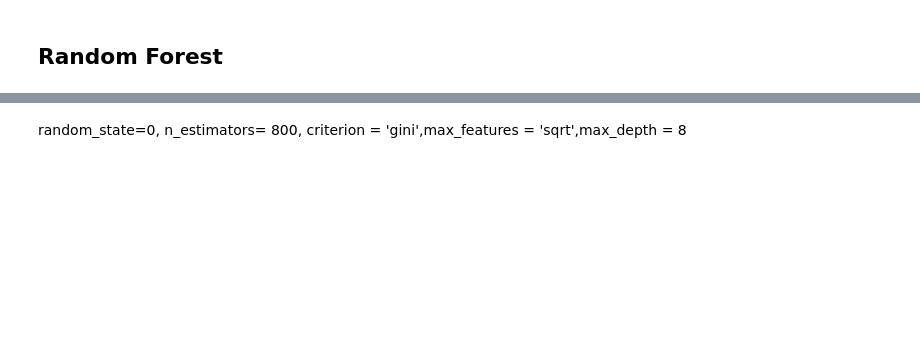
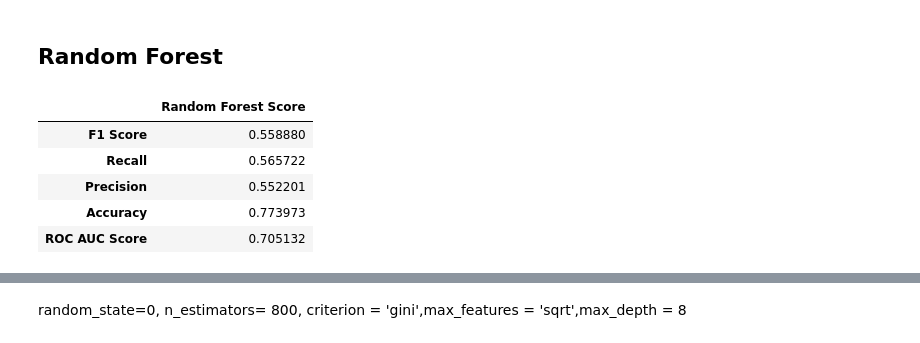
Before and after one commit to SNU-Fintech-6th/ML_project, a Jupyter notebook: Model_jiwon.ipynb, the cells around one changed output, grey strips where cells are left out. Cells and saved outputs as stored; diff of their text form; code cells hidden in the pictures; blank space fills up the shorter version.

```diff
--- a/Model_jiwon.ipynb
+++ b/Model_jiwon.ipynb
@@ -1628,13 +2542,20 @@ df_dtree_t
 # %%
 rfc = RandomForestClassifier()
 rfc.fit(X_train_resampled, y_train_resampled)
 
 # 예측 및 평가
 rfc_prediction = rfc.predict(X_test_scaled)
 cm_rfc = confusion_matrix(y_test, rfc_prediction)
 df_rfc = pd.DataFrame(data=[f1_score(y_test, rfc_prediction), recall_score(y_test, rfc_prediction),
                    precision_score(y_test, rfc_prediction), accuracy_score(y_test, rfc_prediction),
                    roc_auc_score(y_test, rfc_prediction)],
              columns=['Random Forest Score'],
              index=["F1 Score", "Recall", "Precision", "Accuracy", "ROC AUC Score"])
-df_dtree
+df_rfc
+# %% [output]
+|  | Random Forest Score |
+| F1 Score | 0.558880 |
+| Recall | 0.565722 |
+| Precision | 0.552201 |
+| Accuracy | 0.773973 |
+| ROC AUC Score | 0.705132 |
```
Also changed, not shown: parts of 104 cells of this notebook.
